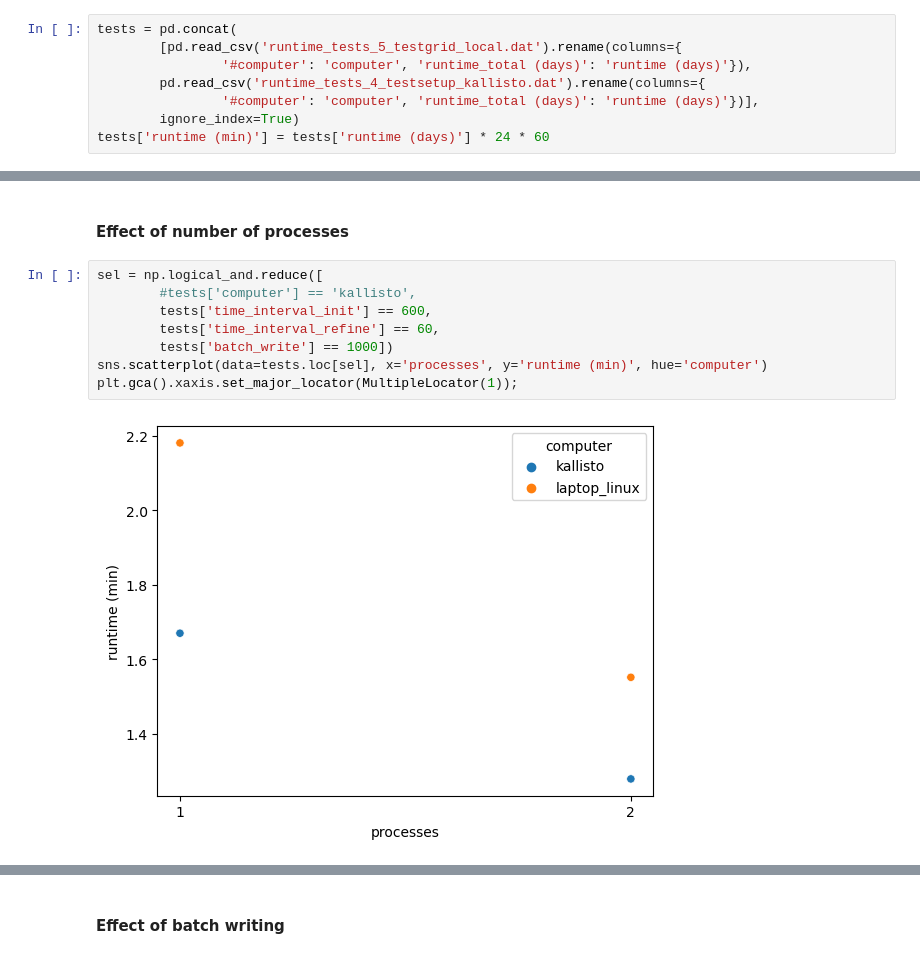
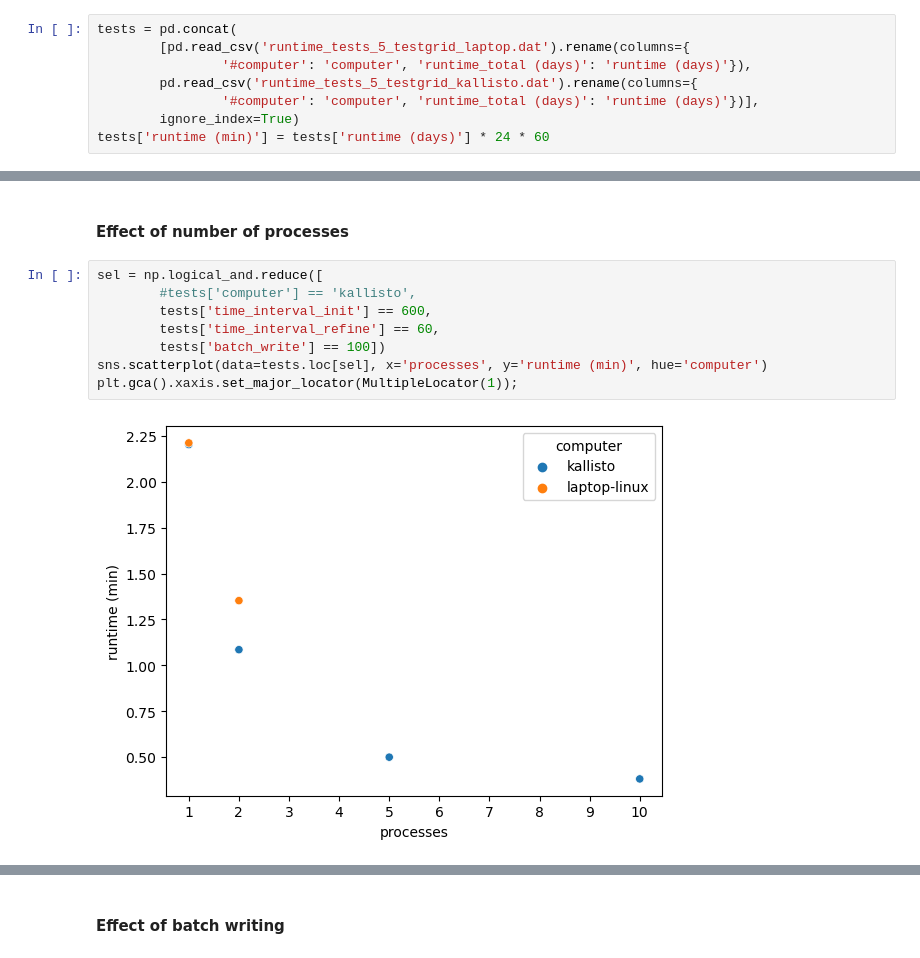
Before and after one commit to skiehl/pasiphae-survey-planner, a Jupyter notebook: Test_Runtime.ipynb, the cells around one changed output, grey strips where cells are left out. Drawn from its saved outputs; the diff is of its cells as text.

```diff
--- a/Test_Runtime.ipynb
+++ b/Test_Runtime.ipynb
@@ -245,9 +245,9 @@ I moved the observability status calculations from the priorization to the obser
 ### Test grid setup
 # %%
 tests = pd.concat(
-        [pd.read_csv('runtime_tests_5_testgrid_local.dat').rename(columns={
+        [pd.read_csv('runtime_tests_5_testgrid_laptop.dat').rename(columns={
                 '#computer': 'computer', 'runtime_total (days)': 'runtime (days)'}),
-        pd.read_csv('runtime_tests_4_testsetup_kallisto.dat').rename(columns={
+        pd.read_csv('runtime_tests_5_testgrid_kallisto.dat').rename(columns={
                 '#computer': 'computer', 'runtime_total (days)': 'runtime (days)'})],
         ignore_index=True)
 tests['runtime (min)'] = tests['runtime (days)'] * 24 * 60
@@ -301,12 +304,12 @@ del tests['time_interval_tag']
 # %%
 sel = np.logical_and.reduce([
         #tests['computer'] == 'kallisto',
         tests['time_interval_init'] == 600,
         tests['time_interval_refine'] == 60,
-        tests['batch_write'] == 1000])
+        tests['batch_write'] == 100])
 sns.scatterplot(data=tests.loc[sel], x='processes', y='runtime (min)', hue='computer')
 plt.gca().xaxis.set_major_locator(MultipleLocator(1));
 # %% [output]
-[figure, old version]
+[figure, new version]
 # %% [markdown]
 **Results:**
```
Also changed, not shown: parts of 11 cells of this notebook, 9 other files.
